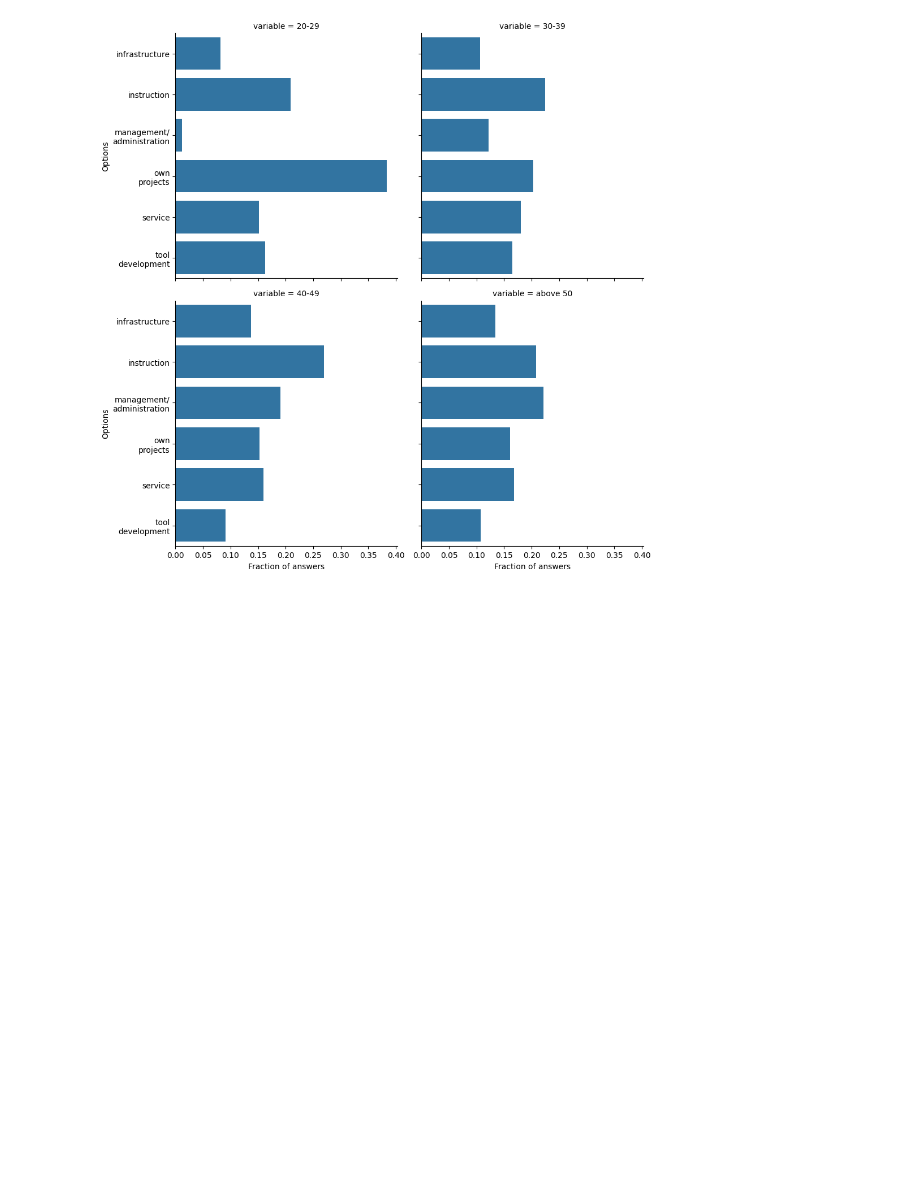
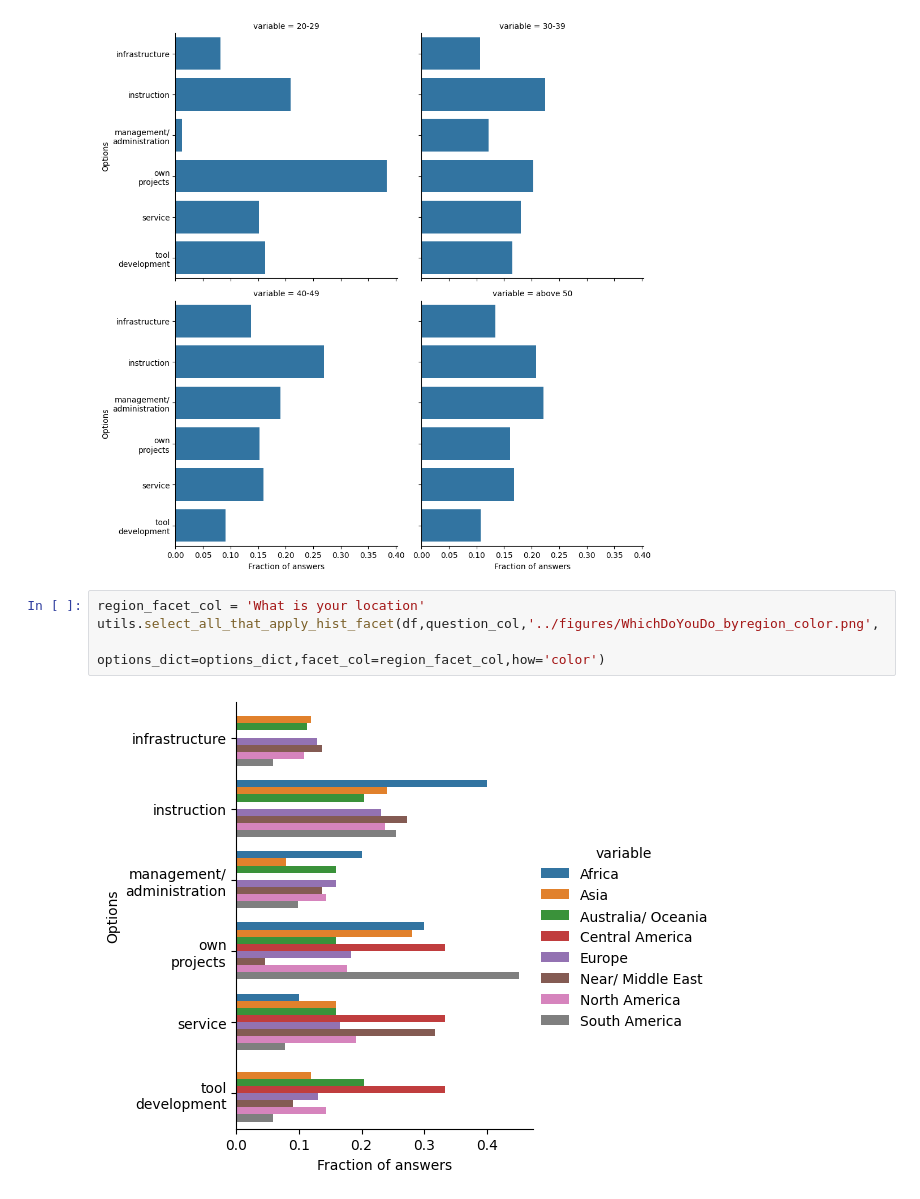
Before and after one commit to GloBIAS-BioimageAnalysts/Survey_2024, a Jupyter notebook: notebooks/time_spent.ipynb, the cells around one changed output. Cells and saved outputs as stored; diff of their text form; blank space fills up the shorter version.

Commit message:
What do you do by region

```diff
--- a/notebooks/time_spent.ipynb
+++ b/notebooks/time_spent.ipynb
@@ -77,3 +77,9 @@ utils.select_all_that_apply_hist_facet(df,question_col,'../figures/WhichDoYouDo_
                                         options_dict=options_dict,facet_col=facet_col,how='facet',col_wrap=2)
 # %% [output]
 [figure]
+# %%
+region_facet_col = 'What is your location'
+utils.select_all_that_apply_hist_facet(df,question_col,'../figures/WhichDoYouDo_byregion_color.png',
+                                       options_dict=options_dict,facet_col=region_facet_col,how='color')
+# %% [output]
+[figure, added]
```
Also changed, not shown: 1 other file.
